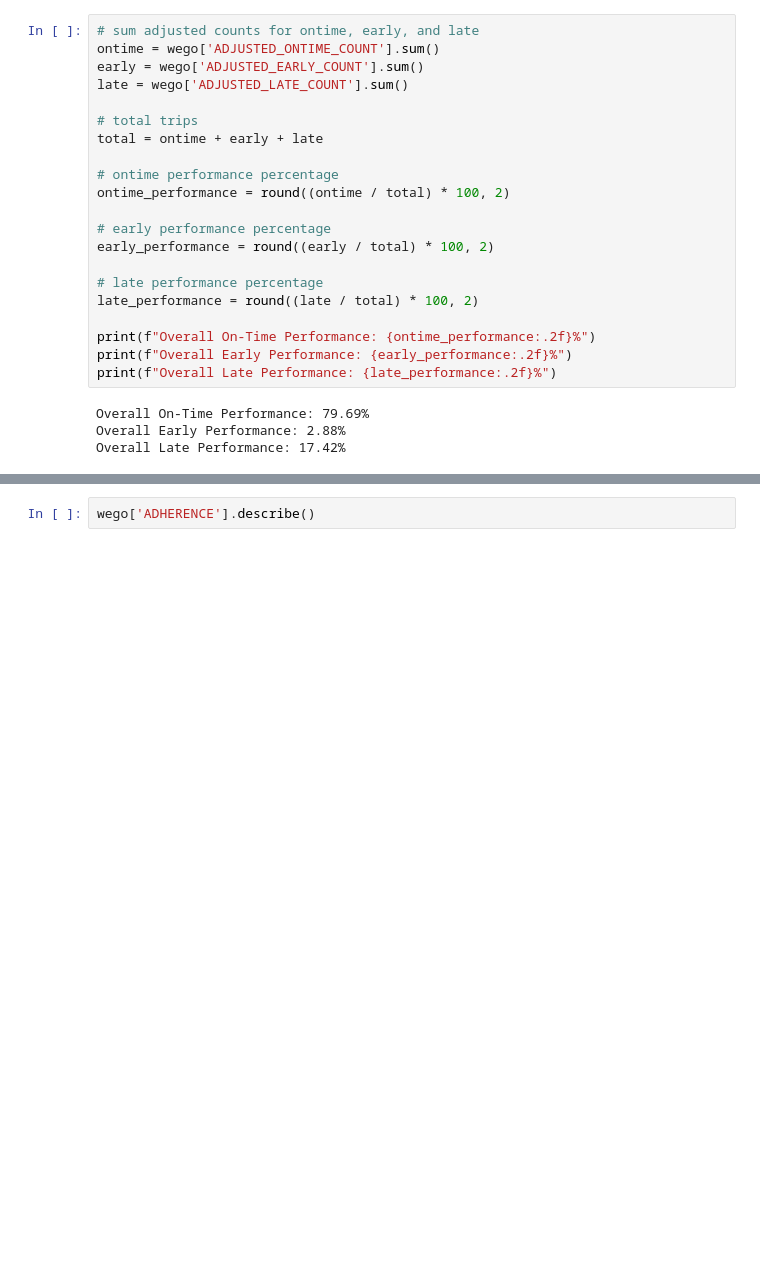
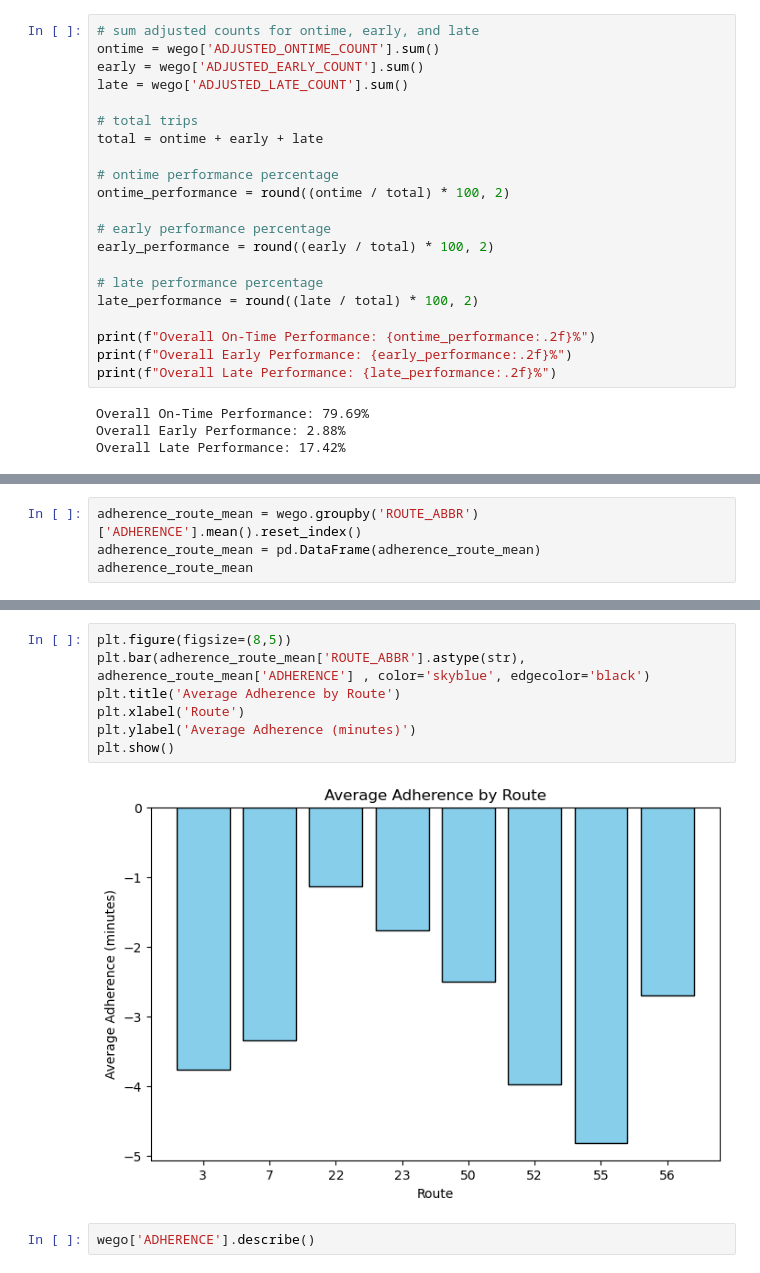
Before and after one commit to NewForce-Cohort-11-Data/wego-sir-bus-a-lot, a Jupyter notebook: notebooks/GP_WeGo_CS.ipynb, the cells around one changed output, grey strips where cells are left out. Drawn from its saved outputs; the diff is of its cells as text; blank space fills up the shorter version.

```diff
--- a/notebooks/GP_WeGo_CS.ipynb
+++ b/notebooks/GP_WeGo_CS.ipynb
@@ -81,3 +84,7 @@ for i, v in enumerate(values):
 plt.show()
 # %% [output]
 [figure]
+# %%
+adherence_route_mean = wego.groupby('ROUTE_ABBR')['ADHERENCE'].mean().reset_index()
+adherence_route_mean = pd.DataFrame(adherence_route_mean)
+adherence_route_mean
@@ -84,3 +101,12 @@ plt.show()
+# %%
+plt.figure(figsize=(8,5))
+plt.bar(adherence_route_mean['ROUTE_ABBR'].astype(str), adherence_route_mean['ADHERENCE'] , color='skyblue', edgecolor='black')
+plt.title('Average Adherence by Route')
+plt.xlabel('Route')
+plt.ylabel('Average Adherence (minutes)')
+plt.show()
+# %% [output]
+[figure, added]
 # %%
 wego['ADHERENCE'].describe()
 # %% [output]
```
Also changed, not shown: parts of 6 cells of this notebook, 2 other files.
